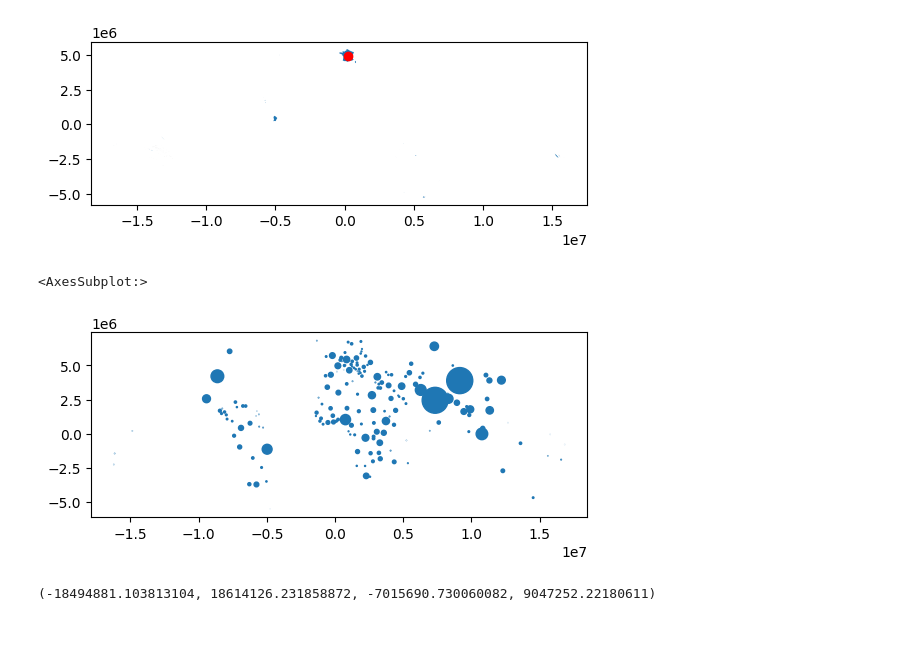
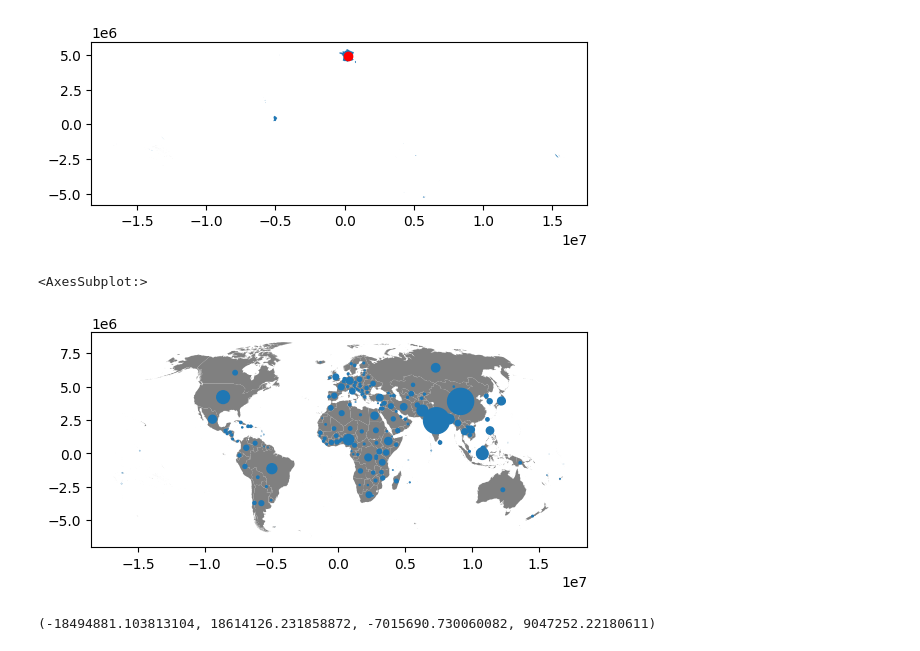
Before and after one commit to marcinszwagrzyk/Geo_Python_Ukraine_2024, a Jupyter notebook: 2_World_map.ipynb, the cells around one changed output. Saved outputs shown, nothing was run; the diff lists cells and outputs as text; code cells hidden in the pictures.

```diff
--- a/2_World_map.ipynb
+++ b/2_World_map.ipynb
@@ -122,10 +114,12 @@ gdf_cntrs_centr[gdf_cntrs_centr.shapeName=='France'].plot(ax=ax, color='red')
 [figure]
 # %%
 # plot graduated symbols
-gdf_cntrs_centr.plot(markersize=gdf_cntrs_centr['Population']/4_000_000)
+fig, ax = plt.subplots()
+gdf_cntrs_pop.plot(ax=ax, color='gray')
+gdf_cntrs_centr.plot(markersize=gdf_cntrs_centr['Population']/4_000_000, ax=ax)
 # %% [output]
 <AxesSubplot:>
-[figure, old version]
+[figure, new version]
 # %%
 # plot nice maps: auto assing classes and colors
 fig, ax = plt.subplots(figsize=(12,6))
```
Also changed, not shown: parts of 7 cells of this notebook, 1 other file.
